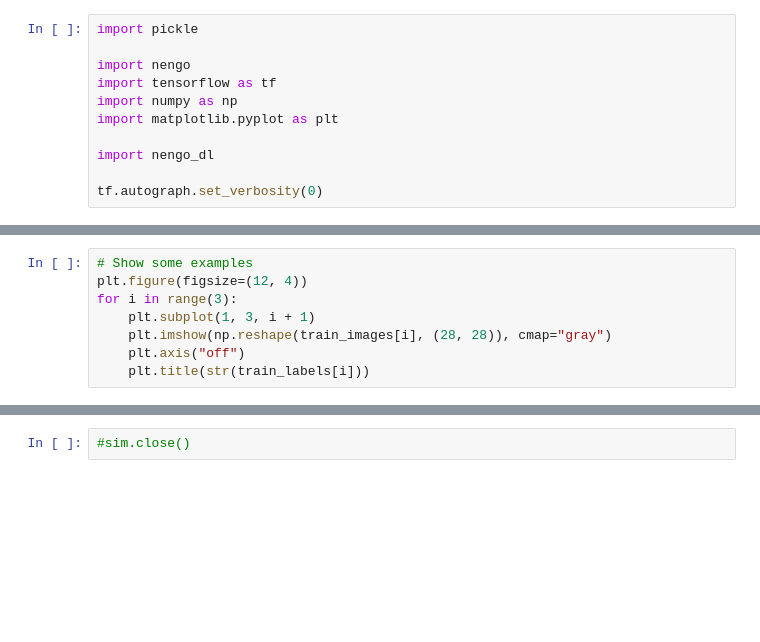
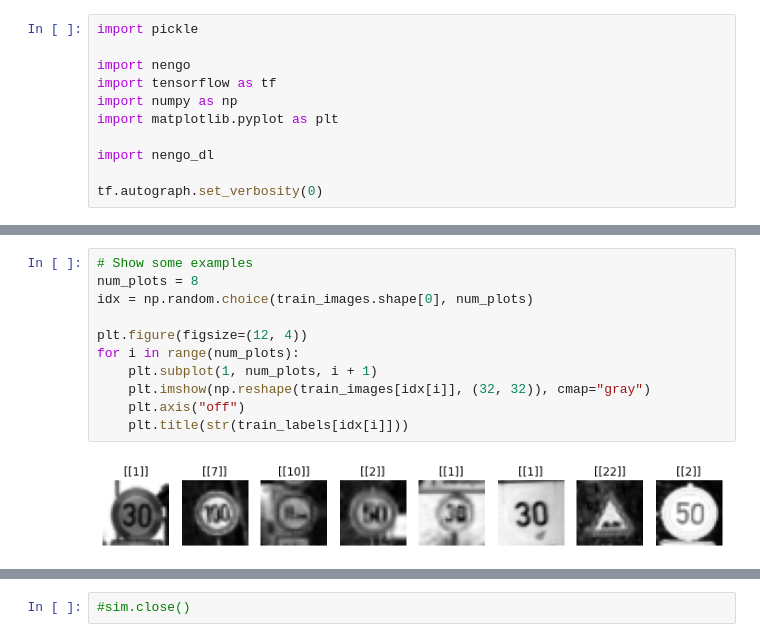
Before and after one commit to AlexGit90/trafficSignRecognitionSNN, a Jupyter notebook: nengoTrafficSignClassifier.ipynb, the cells around one changed output, grey strips where cells are left out. Saved outputs shown, nothing was run; the diff lists cells and outputs as text; blank space fills up the shorter version.

```diff
--- a/nengoTrafficSignClassifier.ipynb
+++ b/nengoTrafficSignClassifier.ipynb
@@ -43,9 +45,14 @@ test_labels = np.tile(test_labels[:, None, None], (1, n_steps, 1))
 # %%
 # Show some examples
+num_plots = 8
+idx = np.random.choice(train_images.shape[0], num_plots)
+
 plt.figure(figsize=(12, 4))
-for i in range(3):
-    plt.subplot(1, 3, i + 1)
-    plt.imshow(np.reshape(train_images[i], (28, 28)), cmap="gray")
+for i in range(num_plots):
+    plt.subplot(1, num_plots, i + 1)
+    plt.imshow(np.reshape(train_images[idx[i]], (32, 32)), cmap="gray")
     plt.axis("off")
-    plt.title(str(train_labels[i]))
+    plt.title(str(train_labels[idx[i]]))
+# %% [output]
+[figure, added]
 # %%
```
Also changed, not shown: parts of 6 cells of this notebook, 1 other file.
